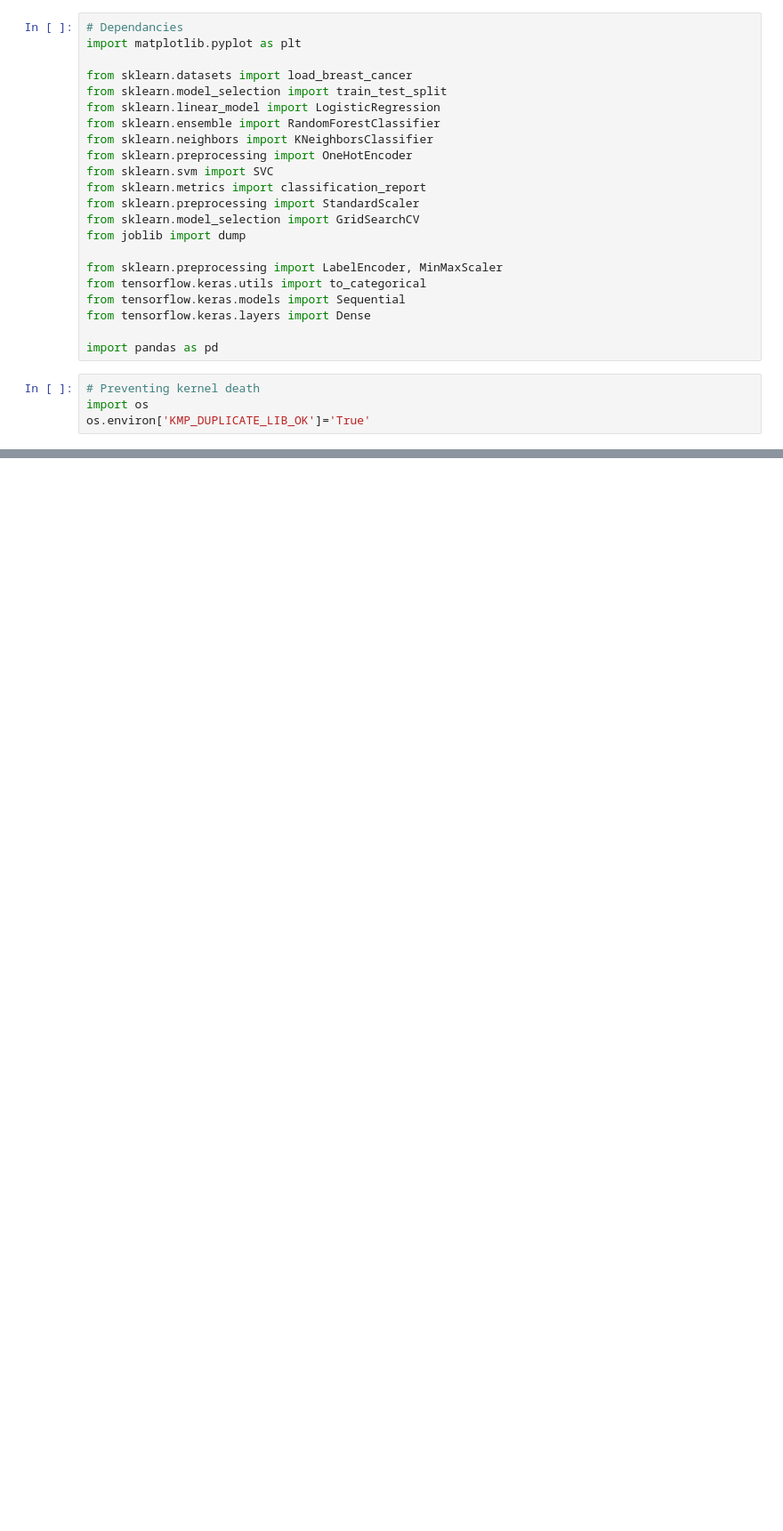
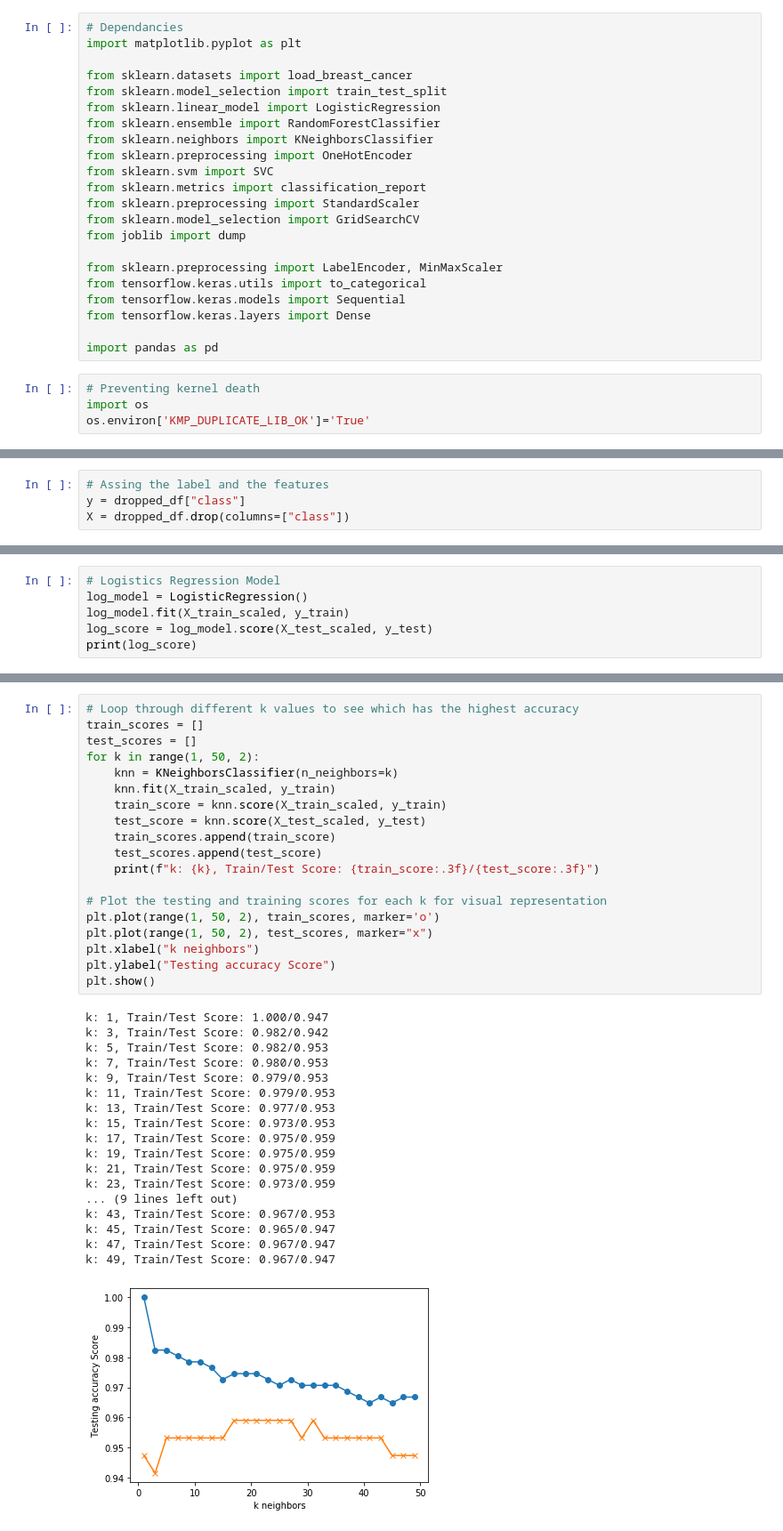
Before and after one commit to ChiqueCode/demo_project_breast_cancer, a Jupyter notebook: ml_models_cytology.ipynb, the cells around one changed output, grey strips where cells are left out. Shown: that part at 89% size. Saved outputs shown, nothing was run; the diff lists cells and outputs as text; blank space fills up the shorter version.

```diff
--- a/ml_models_cytology.ipynb
+++ b/ml_models_cytology.ipynb
@@ -97,0 +95,4 @@ _________________________________________________________________
+# %%
+# Assing the label and the features
+y = dropped_df["class"]
+X = dropped_df.drop(columns=["class"])
@@ -97,0 +136,6 @@ _________________________________________________________________
+# %%
+# Logistics Regression Model
+log_model = LogisticRegression()
+log_model.fit(X_train_scaled, y_train)
+log_score = log_model.score(X_test_scaled, y_test)
+print(log_score)
@@ -97,0 +348,38 @@ _________________________________________________________________
+# %%
+# Loop through different k values to see which has the highest accuracy
+train_scores = []
+test_scores = []
+for k in range(1, 50, 2):
+    knn = KNeighborsClassifier(n_neighbors=k)
+    knn.fit(X_train_scaled, y_train)
+    train_score = knn.score(X_train_scaled, y_train)
+    test_score = knn.score(X_test_scaled, y_test)
+    train_scores.append(train_score)
+    test_scores.append(test_score)
+    print(f"k: {k}, Train/Test Score: {train_score:.3f}/{test_score:.3f}")
+
+# Plot the testing and training scores for each k for visual representation
+plt.plot(range(1, 50, 2), train_scores, marker='o')
+plt.plot(range(1, 50, 2), test_scores, marker="x")
+plt.xlabel("k neighbors")
+plt.ylabel("Testing accuracy Score")
+plt.show()
+# %% [output]
+k: 1, Train/Test Score: 1.000/0.947
+k: 3, Train/Test Score: 0.982/0.942
+k: 5, Train/Test Score: 0.982/0.953
+k: 7, Train/Test Score: 0.980/0.953
+k: 9, Train/Test Score: 0.979/0.953
+k: 11, Train/Test Score: 0.979/0.953
+k: 13, Train/Test Score: 0.977/0.953
+k: 15, Train/Test Score: 0.973/0.953
+k: 17, Train/Test Score: 0.975/0.959
+k: 19, Train/Test Score: 0.975/0.959
+k: 21, Train/Test Score: 0.975/0.959
+k: 23, Train/Test Score: 0.973/0.959
+... (9 lines left out)
+k: 43, Train/Test Score: 0.967/0.953
+k: 45, Train/Test Score: 0.965/0.947
+k: 47, Train/Test Score: 0.967/0.947
+k: 49, Train/Test Score: 0.967/0.947
+[figure, added]
```
Also changed, not shown: parts of 46 cells of this notebook, 5 other files.
